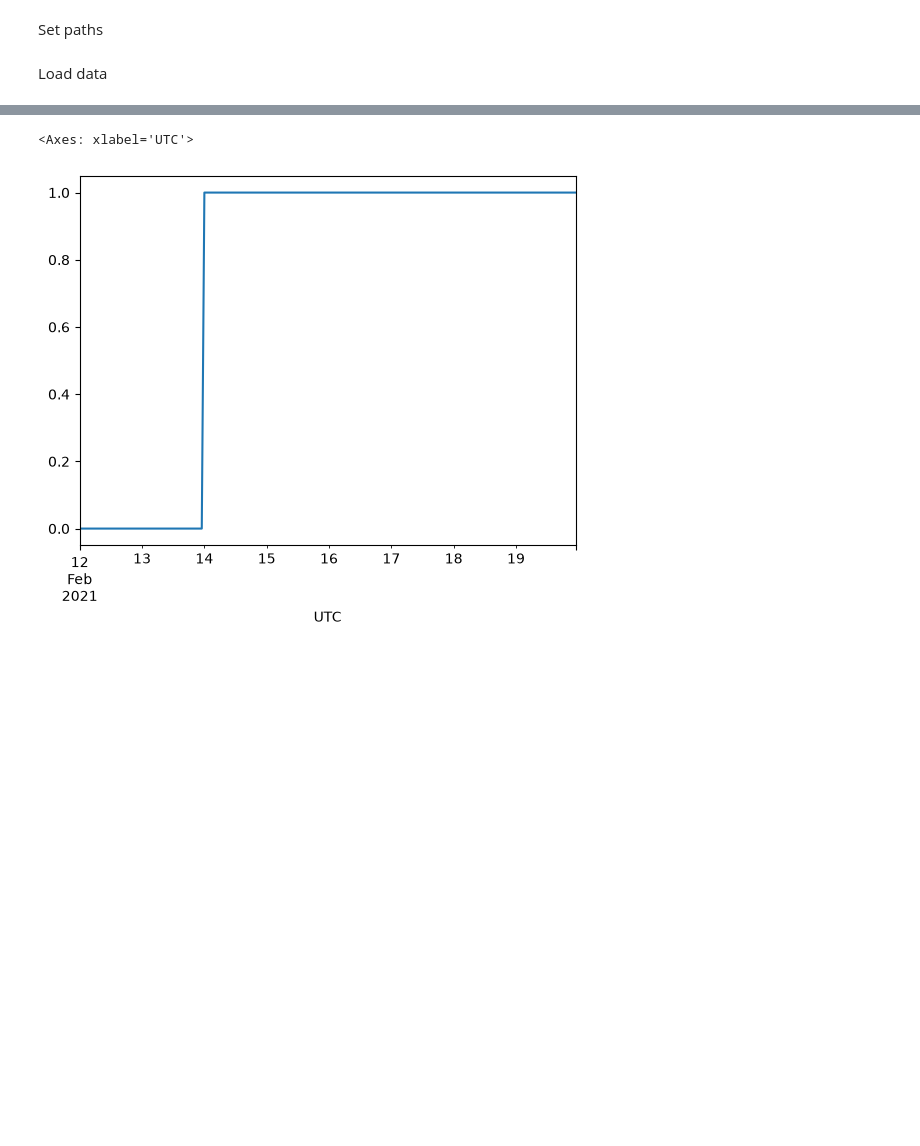
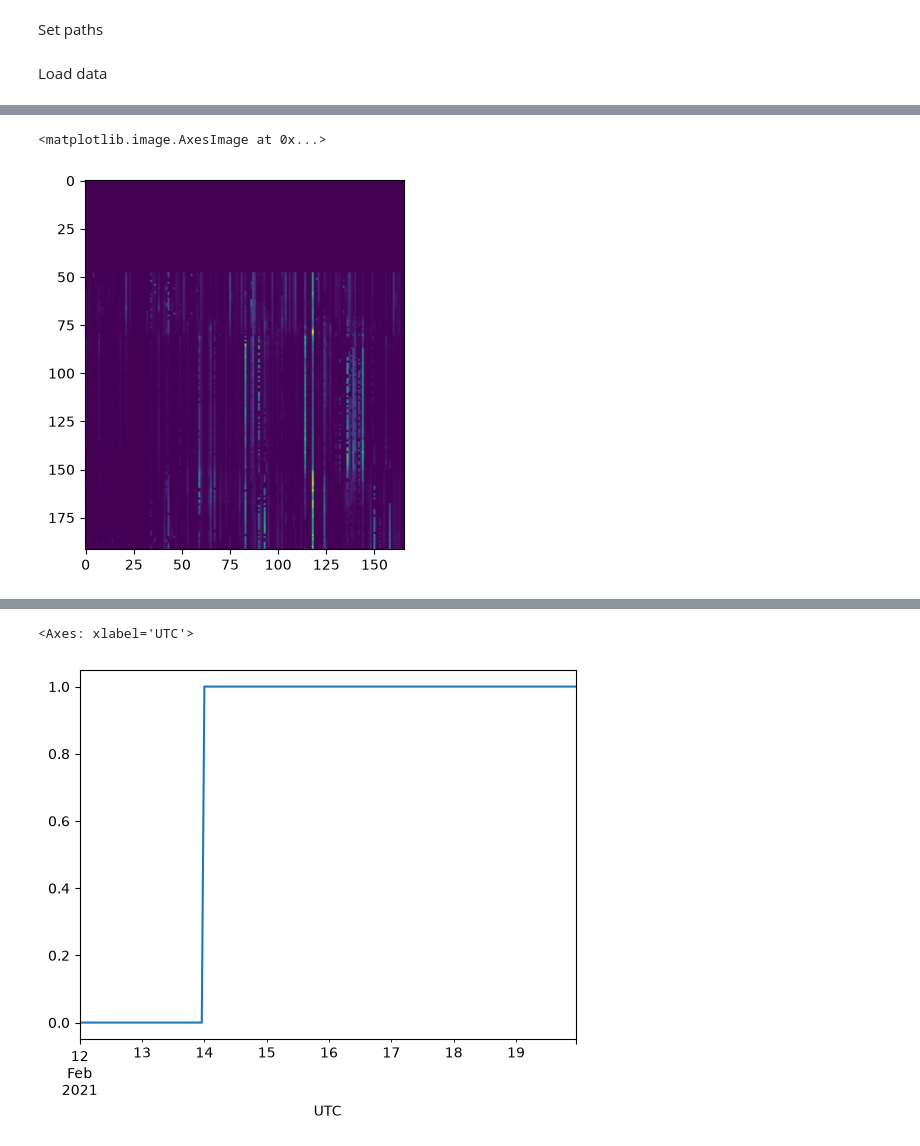
Before and after one commit to samgdotson/energy-lab, a Jupyter notebook: 2021-TX-Power-Outage/notebooks/code-replicate.ipynb, the cells around one changed output, grey strips where cells are left out. Drawn from its saved outputs; the diff is of its cells as text; code cells hidden in the pictures; blank space fills up the shorter version.

```diff
--- a/2021-TX-Power-Outage/notebooks/code-replicate.ipynb
+++ b/2021-TX-Power-Outage/notebooks/code-replicate.ipynb
@@ -105,0 +117,5 @@ cty_out_dist_df.shape
+# %%
+plt.imshow(cty_out_dist_df.loc[:, outage_ctys])
+# %% [output]
+<matplotlib.image.AxesImage at 0x...>
+[figure, added]
```
Also changed, not shown: parts of 12 cells of this notebook.
